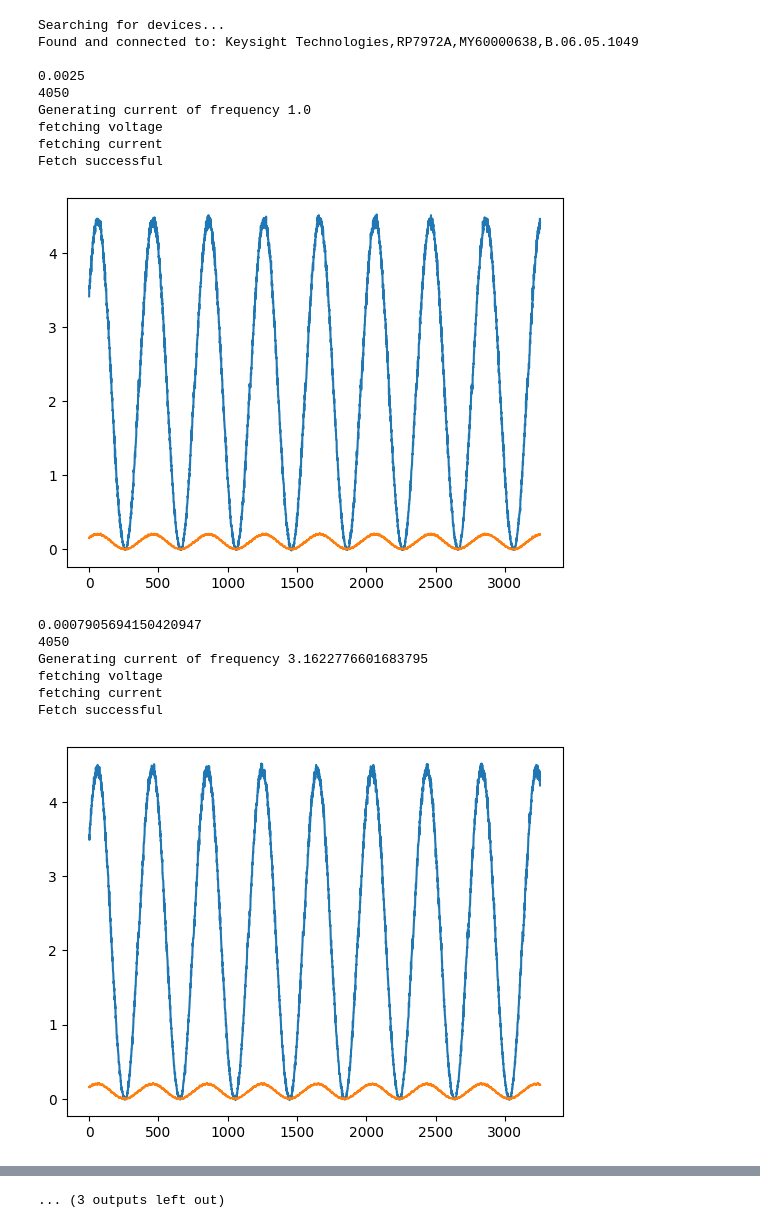
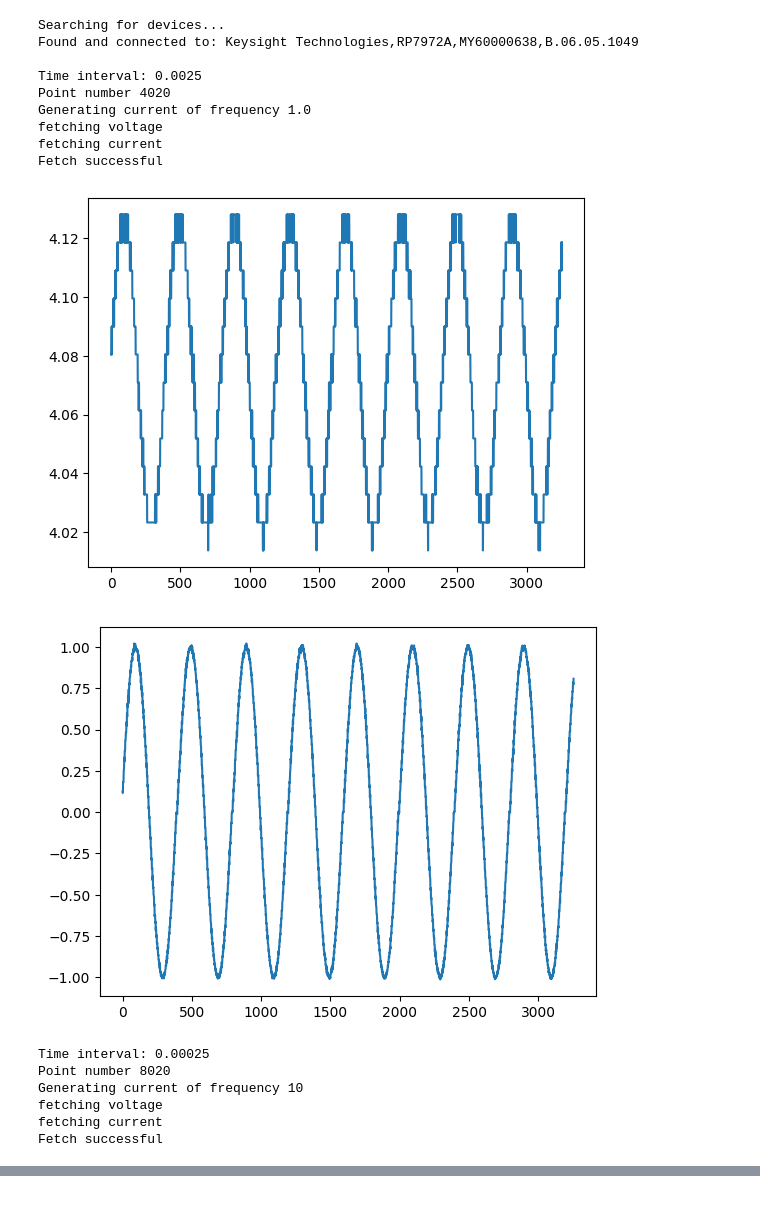
Before and after one commit to katzgo/EIS_keysight, a Jupyter notebook: EIS_app.ipynb, the cells around one changed output, grey strips where cells are left out. Drawn from its saved outputs; the diff is of its cells as text; code cells hidden in the pictures.

```diff
--- a/EIS_app.ipynb
+++ b/EIS_app.ipynb
@@ -238,7 +256,7 @@ class EIS():
 # %%
-initialFreq, finalFreq = (1, 1000)
-sweep_points_per_decade = 2
-amplitude = 0.1 #A
+initialFreq, finalFreq = (1, 10)
+sweep_points_per_decade = 1
+amplitude = 1 #A
 
 inst = RP7972A(initialFreq, finalFreq, sweep_points_per_decade, amplitude)
 inst.scpi_out("*RST")
@@ -249,48 +267,48 @@ output_Data=[]
 
 for frequency in sweep_frequencies:
     inst.config_arb(frequency)
     inst.measure_setup()
     #TODO: Test measure triggering with the tran trigger
 
     trigger_ready = False
     while not(trigger_ready):
         time.sleep(1)
         status = inst.status_check()
         trigger_ready =  status[4] and status[3] #WTG-meas and WTG-tran
     inst.scpi_out("*TRG") #Trigger for Arb and Meas
 
 
     status_arb = True
     print("Generating current of frequency " + str(frequency))
     while(status_arb):
         time.sleep(1) #Delay to check status
         status = inst.status_check()
         status_arb = int(status[1]) #TRAN-active
     inst.stop() #For Fetch
-    inst.fetch()
-    output_Data.append(["V "+str(frequency)]+inst.voltage_meas)
-    plt.plot(range(len(inst.voltage_meas)),inst.voltage_meas,range(len(inst.current_meas)),inst.current_meas)
+    voltage, current = inst.fetch()
+
+    saveData(initialFreq, finalFreq, sweep_points_per_decade, amplitude, voltage, current, frequency, inst.arb_cycles, inst.time_interval, inst.signal_time, inst.offset_points, inst.dead_points)
+
+    #plt.plot(range(len(inst.voltage_meas)),inst.voltage_meas,range(len(inst.current_meas)),inst.current_meas)
+    plt.plot(voltage)
     plt.show()
-    output_Data.append(["I "+str(frequency)]+inst.current_meas)
-
-with open("output.csv", "w", newline="") as file:
-    writer = csv.writer(file)
-    writer.writerows(output_Data)
+    plt.plot(current)
+    plt.show()
 # %% [output]
 Searching for devices...
 Found and connected to: Keysight Technologies,RP7972A,MY60000638,B.06.05.1049
 
-0.0025
-4050
+Time interval: 0.0025
+Point number 4020
 Generating current of frequency 1.0
 fetching voltage
 fetching current
 Fetch successful
-[figure, old version]
+[figure, new version]
+[figure, new version]
-0.0007905694150420947
-4050
-Generating current of frequency 3.1622776601683795
+Time interval: 0.00025
+Point number 8020
+Generating current of frequency 10
 fetching voltage
 fetching current
 Fetch successful
-[figure, old version]
@@ -325 +316,0 @@ Fetch successful
-... (3 outputs left out)
```
Also changed, not shown: parts of 3 cells of this notebook, 2 other files.
